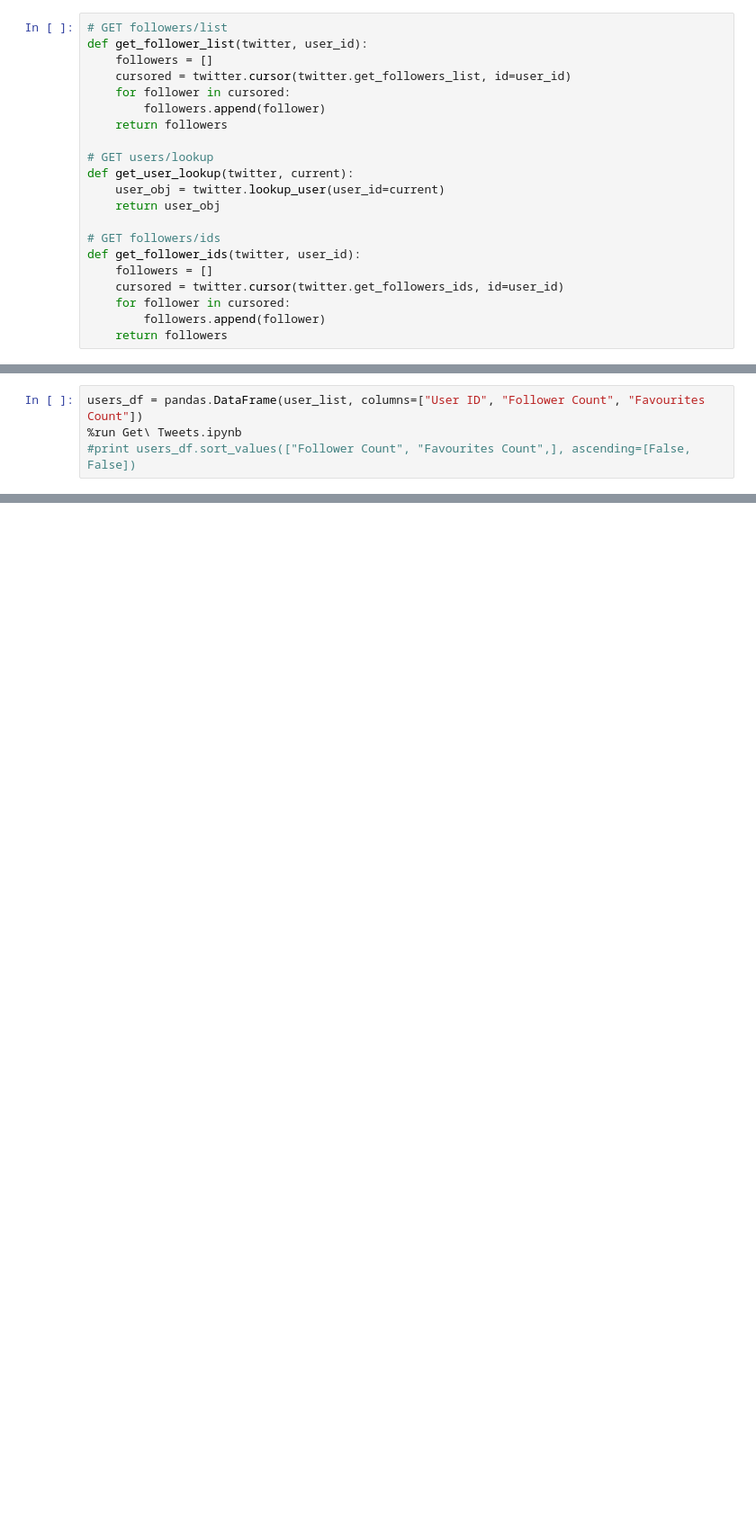
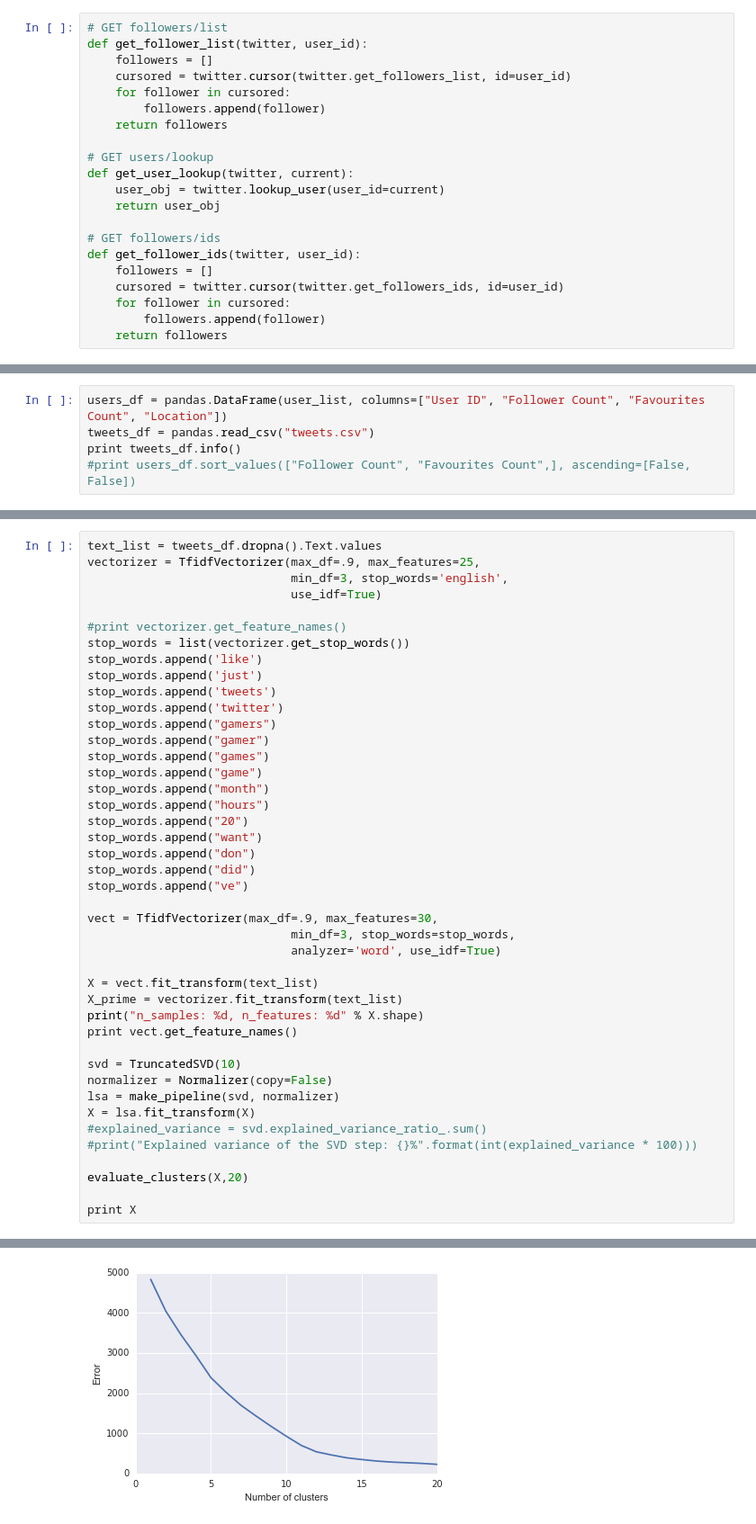
Before and after one commit to MinyingLu/Twitter-sentiment-analysis, a Jupyter notebook: Get Users.ipynb, the cells around one changed output, grey strips where cells are left out. Shown at 90% size. Drawn from its saved outputs; the diff is of its cells as text; blank space fills up the shorter version.

Commit message:
4/17 - clustering

```diff
--- a/Get Users.ipynb
+++ b/Get Users.ipynb
@@ -59,6 +115,7 @@ while end <= 5000:
         user_list.append(each_user)
 # %%
-users_df = pandas.DataFrame(user_list, columns=["User ID", "Follower Count", "Favourites Count"])
-%run Get\ Tweets.ipynb
+users_df = pandas.DataFrame(user_list, columns=["User ID", "Follower Count", "Favourites Count", "Location"])
+tweets_df = pandas.read_csv("tweets.csv")
+print tweets_df.info()
 #print users_df.sort_values(["Follower Count", "Favourites Count",], ascending=[False, False])
 # %% [output]
@@ -85,0 +165,44 @@ users_df = pandas.DataFrame(user_list, columns=["User ID", "Follower Count", "Fa
+# %%
+text_list = tweets_df.dropna().Text.values
+vectorizer = TfidfVectorizer(max_df=.9, max_features=25,
+                             min_df=3, stop_words='english',
+                             use_idf=True)
+
+#print vectorizer.get_feature_names()
+stop_words = list(vectorizer.get_stop_words())
+stop_words.append('like')
+stop_words.append('just')
+stop_words.append('tweets')
+stop_words.append('twitter')
+stop_words.append("gamers")
+stop_words.append("gamer")
+stop_words.append("games")
+stop_words.append("game")
+stop_words.append("month")
+stop_words.append("hours")
+stop_words.append("20")
+stop_words.append("want")
+stop_words.append("don")
+stop_words.append("did")
+stop_words.append("ve")
+
+vect = TfidfVectorizer(max_df=.9, max_features=30,
+                             min_df=3, stop_words=stop_words,
+                             analyzer='word', use_idf=True)
+
+X = vect.fit_transform(text_list)
+X_prime = vectorizer.fit_transform(text_list)
+print("n_samples: %d, n_features: %d" % X.shape)
+print vect.get_feature_names()
+
+svd = TruncatedSVD(10)
+normalizer = Normalizer(copy=False)
+lsa = make_pipeline(svd, normalizer)
+X = lsa.fit_transform(X)
+#explained_variance = svd.explained_variance_ratio_.sum()
+#print("Explained variance of the SVD step: {}%".format(int(explained_variance * 100)))
+
+evaluate_clusters(X,20)
+
+print X
+# %% [output]
@@ -85,0 +224 @@ users_df = pandas.DataFrame(user_list, columns=["User ID", "Follower Count", "Fa
+[figure, added]
```
Also changed, not shown: parts of 12 cells of this notebook.
